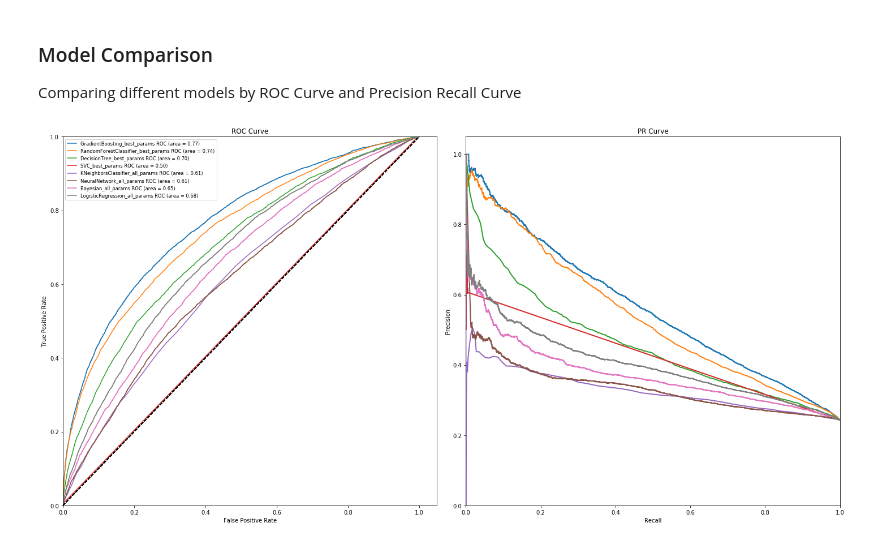
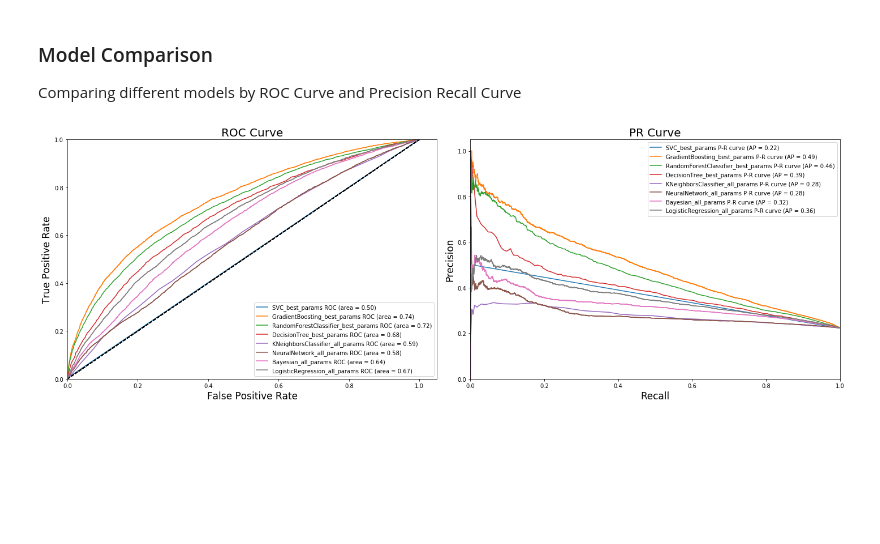
Before and after one commit to cuthlo/springboard, a Jupyter notebook: capstone_project1/models/Model_Comparison.ipynb, the cells around one changed output. Cells and saved outputs as stored; diff of their text form; code cells hidden in the pictures; blank space fills up the shorter version.

```diff
--- a/capstone_project1/models/Model_Comparison.ipynb
+++ b/capstone_project1/models/Model_Comparison.ipynb
@@ -185,17 +187,24 @@ from sklearn.linear_model import LogisticRegression
 model_forest = RandomForestClassifier(n_estimators=1000)
 model_mlp = MLPClassifier(hidden_layer_sizes=400)
 model_knn = KNeighborsClassifier(n_neighbors=131)
-model_tree = DecisionTreeClassifier(min_samples_leaf=150)
+model_tree = DecisionTreeClassifier(min_samples_leaf=250)
 model_gbrt = GradientBoostingClassifier(n_estimators=2000 , max_depth=6 , learning_rate=0.01 )
 model_svc = SVC(C=1 , gamma=1, probability=True)
 model_gnb = GaussianNB()
-model_logreg = LogisticRegression(C=11787686.347935867)
-
+model_logreg = LogisticRegression(C=19306.977288832535)
 
 
 # ROC
 
 models = [
+    {
+        'label' : 'SVC_best_params',
+        'model': model_svc,
+        'roc_train': X_train,
+        'roc_test': X_test,
+        'roc_train_class': y_train,
+        'roc_test_class': y_test,
+    },
     {
         'label' : 'GradientBoosting_best_params',
         'model': model_gbrt,
@@ -215,14 +224,6 @@ models = [
     {
         'label' : 'DecisionTree_best_params',
         'model': model_tree,
-        'roc_train': X_train,
-        'roc_test': X_test,
-        'roc_train_class': y_train,
-        'roc_test_class': y_test,
-    },
-    {
-        'label' : 'SVC_best_params',
-        'model': model_svc,
         'roc_train': X_train,
         'roc_test': X_test,
         'roc_train_class': y_train,
@@ -259,41 +260,42 @@ models = [
         'roc_test': X_test,
         'roc_train_class': y_train,
         'roc_test_class': y_test,
     }
 ]
 
 
 #plt.clf()
-plt.figure(figsize=(20,10))
+plt.figure(figsize=(20,7))
 
 for m in models:
     m['model'].probability = True
     probas = m['model'].fit(m['roc_train'], m['roc_train_class']).predict_proba(m['roc_test'])
     fpr, tpr, thresholds = roc_curve(m['roc_test_class'], probas[:, 1])
     average_precision = average_precision_score(m['roc_test_class'], probas[:, 1])
     precision, recall, _ = precision_recall_curve(m['roc_test_class'], probas[:, 1])
     roc_auc  = auc(fpr, tpr)
 
     ax1 = plt.subplot(121)
     lw=2
-    plt.plot(fpr, tpr, label='%s ROC (area = %0.2f)' % (m['label'], roc_auc))
-    plt.title('ROC Curve')
+    ax1.plot(fpr, tpr, label='%s ROC (area = %0.2f)' % (m['label'], roc_auc))
+    plt.title('ROC Curve', fontsize=20)
+    plt.xlabel('False Positive Rate', fontsize=17)
+    plt.ylabel('True Positive Rate', fontsize=17)
     plt.plot([0, 1], [0, 1], 'k--')
     plt.xlim([0.0, 1.05])
     plt.ylim([0.0, 1.0])
-    plt.xlabel('False Positive Rate')
-    plt.ylabel('True Positive Rate')
-    plt.legend(loc=0, fontsize='small')
+    plt.legend(loc=0, fontsize='medium')
 
     ax2 = plt.subplot(122)
-    plt.plot(recall, precision, lw=lw, label='%s P-R curve (AP = %0.2f)' % (m['label'], average_precision) )
-    plt.title('PR Curve')
-    plt.xlabel('Recall')
-    plt.ylabel('Precision')
+    ax2.plot(recall, precision, label='%s P-R curve (AP = %0.2f)' % (m['label'], average_precision) )
+    plt.title('PR Curve', fontsize=20)
+    plt.xlabel('Recall', fontsize=17)
+    plt.ylabel('Precision', fontsize=17)
     plt.ylim([0.0, 1.05])
     plt.xlim([0.0, 1.0])
+    plt.legend(loc=0, fontsize='medium')
 
 plt.tight_layout()
 plt.show()
 # %% [output]
-[figure, old version]
+[figure, new version]
```
Also changed, not shown: parts of 10 cells of this notebook.
